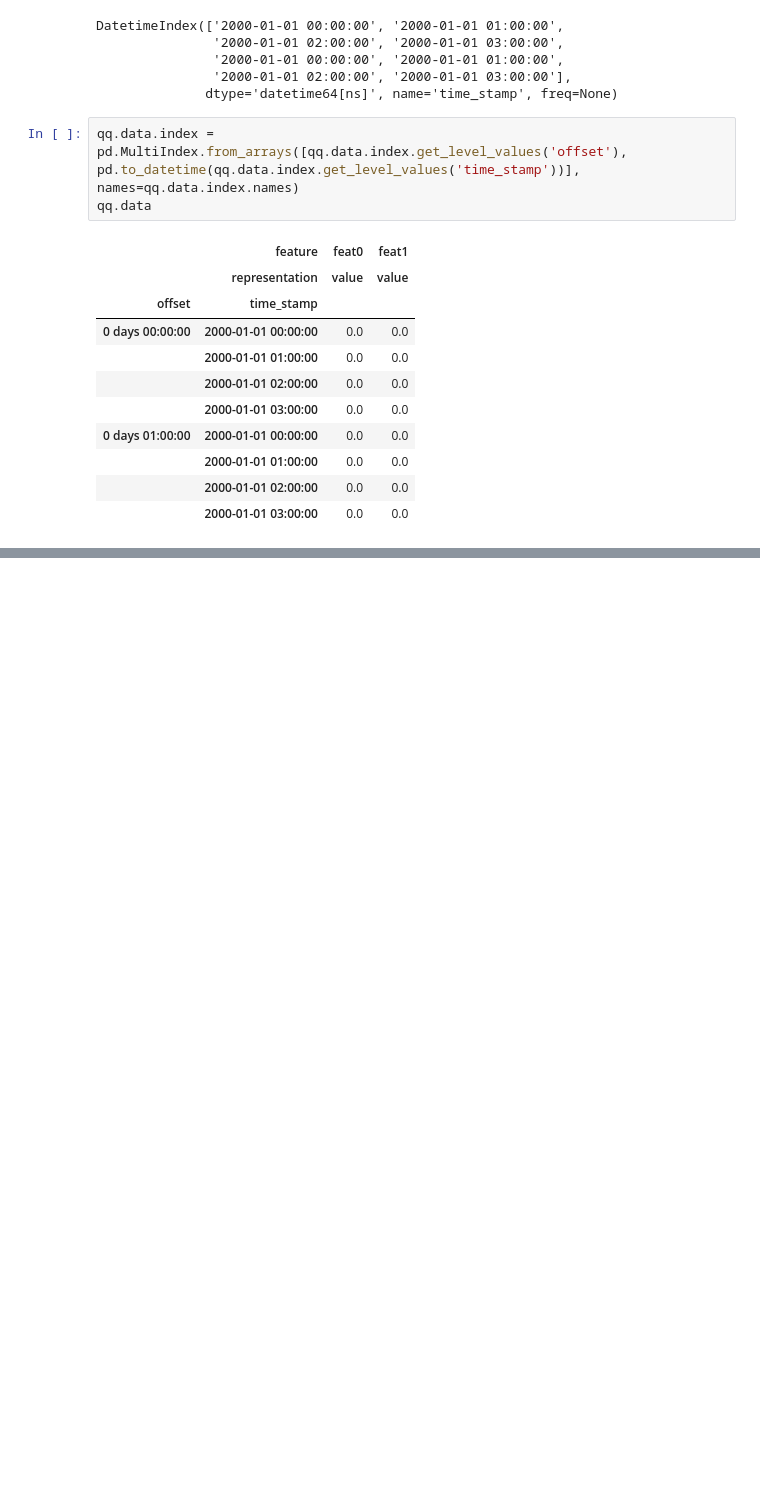
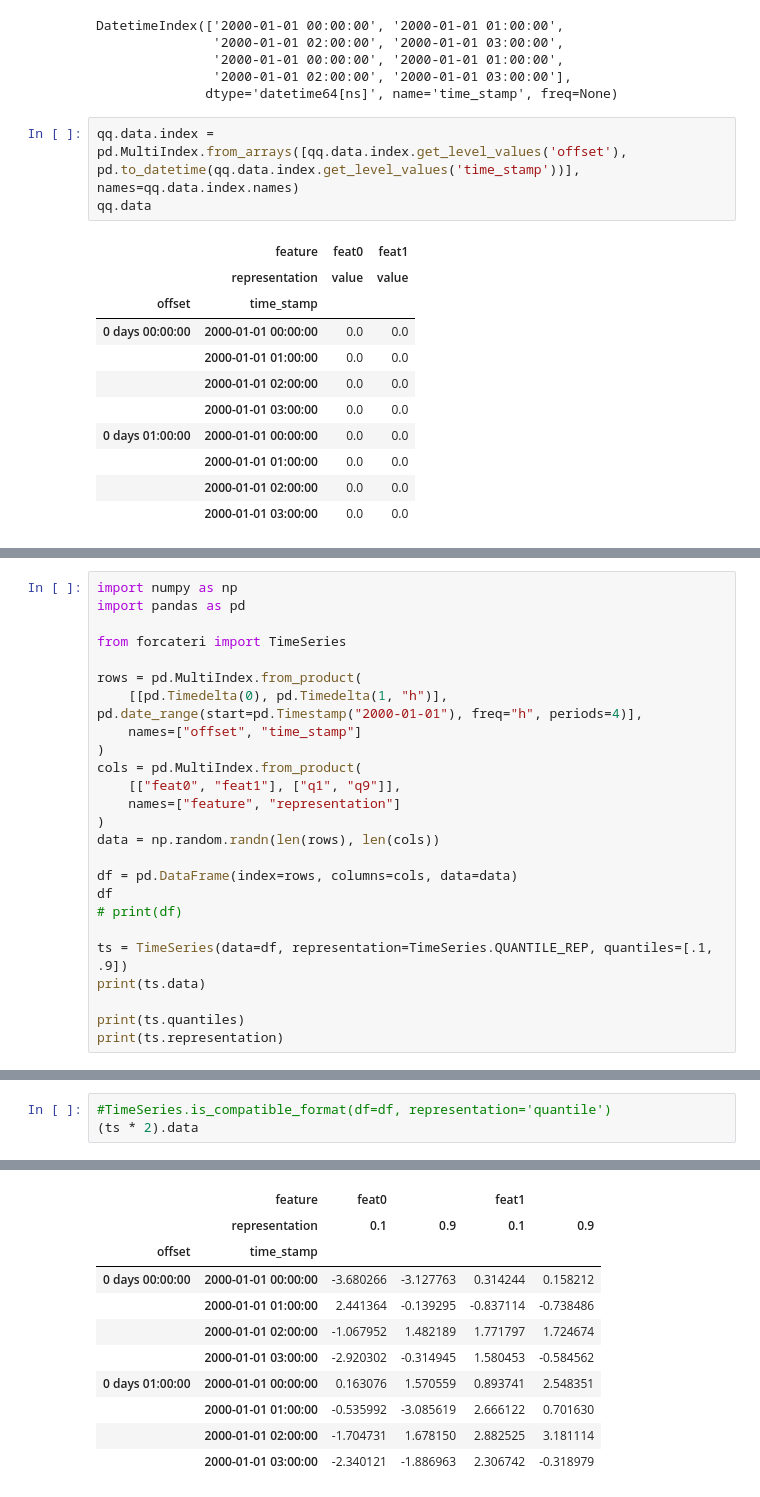
Before and after one commit to connected-intelligent-systems/forcateri, a Jupyter notebook: notebooks/ts_test.ipynb, the cells around one changed output, grey strips where cells are left out. Cells and saved outputs as stored; diff of their text form; blank space fills up the shorter version.

```diff
--- a/notebooks/ts_test.ipynb
+++ b/notebooks/ts_test.ipynb
@@ -377,0 +424,25 @@ qq.data
+# %%
+import numpy as np
+import pandas as pd
+
+from forcateri import TimeSeries
+
+rows = pd.MultiIndex.from_product(
+    [[pd.Timedelta(0), pd.Timedelta(1, "h")], pd.date_range(start=pd.Timestamp("2000-01-01"), freq="h", periods=4)],
+    names=["offset", "time_stamp"]
+)
+cols = pd.MultiIndex.from_product(
+    [["feat0", "feat1"], ["q1", "q9"]],
+    names=["feature", "representation"]
+)
+data = np.random.randn(len(rows), len(cols))
+
+df = pd.DataFrame(index=rows, columns=cols, data=data)
+df
+# print(df)
+
+ts = TimeSeries(data=df, representation=TimeSeries.QUANTILE_REP, quantiles=[.1, .9])
+print(ts.data)
+
+print(ts.quantiles)
+print(ts.representation)
@@ -377,0 +469,4 @@ qq.data
+# %%
+#TimeSeries.is_compatible_format(df=df, representation='quantile')
+(ts * 2).data
+# %% [output]
@@ -377,0 +474,11 @@ qq.data
+|  | feature | feat0 |  | feat1 |  |
+|  | representation | 0.1 | 0.9 | 0.1 | 0.9 |
+| offset | time_stamp |  |  |  |  |
+| 0 days 00:00:00 | 2000-01-01 00:00:00 | -3.680266 | -3.127763 | 0.314244 | 0.158212 |
+|  | 2000-01-01 01:00:00 | 2.441364 | -0.139295 | -0.837114 | -0.738486 |
+|  | 2000-01-01 02:00:00 | -1.067952 | 1.482189 | 1.771797 | 1.724674 |
+|  | 2000-01-01 03:00:00 | -2.920302 | -0.314945 | 1.580453 | -0.584562 |
+| 0 days 01:00:00 | 2000-01-01 00:00:00 | 0.163076 | 1.570559 | 0.893741 | 2.548351 |
+|  | 2000-01-01 01:00:00 | -0.535992 | -3.085619 | 2.666122 | 0.701630 |
+|  | 2000-01-01 02:00:00 | -1.704731 | 1.678150 | 2.882525 | 3.181114 |
+|  | 2000-01-01 03:00:00 | -2.340121 | -1.886963 | 2.306742 | -0.318979 |
```
Also changed, not shown: parts of 23 cells of this notebook.
